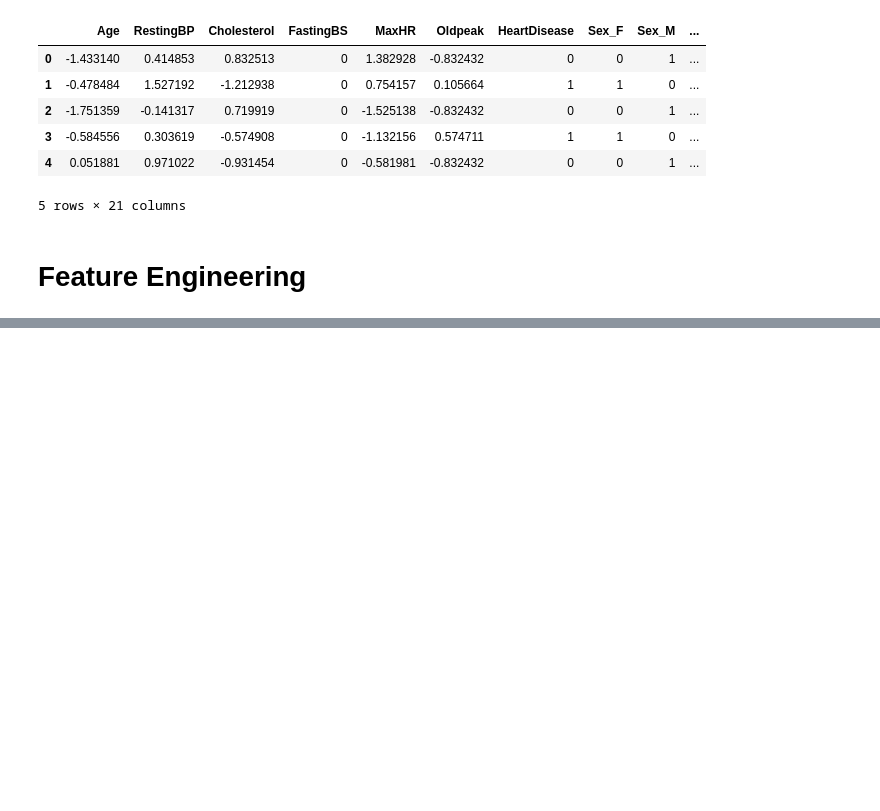
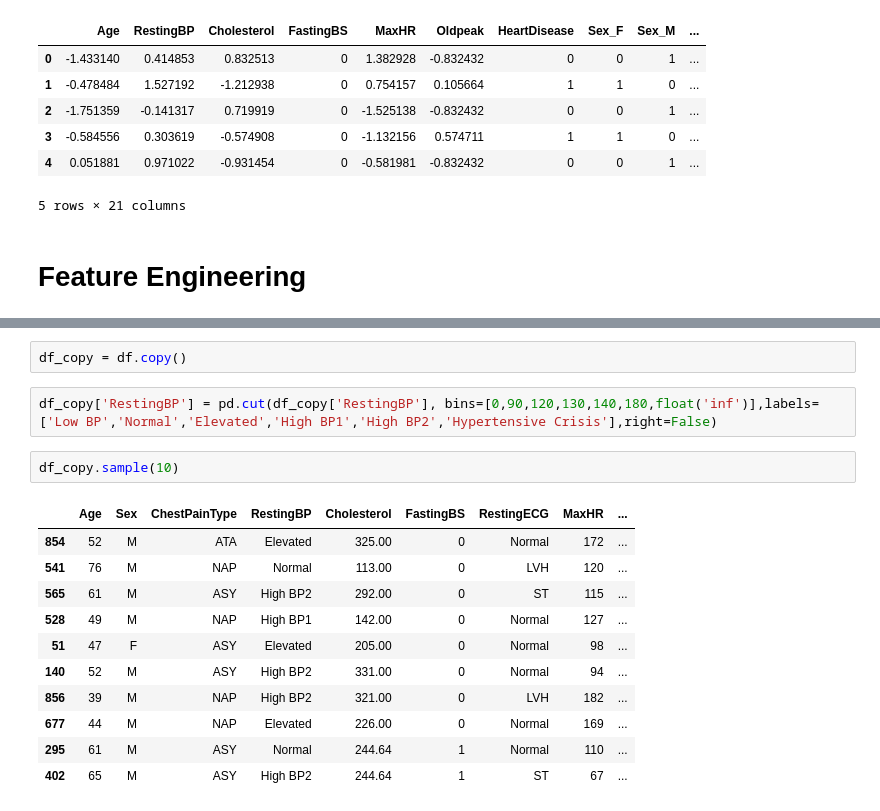
Before and after one commit to firdous10alam/Machine-Learning-Notebook, a Jupyter notebook: NoteBook/Heart.ipynb, the cells around one changed output, grey strips where cells are left out. Drawn from its saved outputs; the diff is of its cells as text; blank space fills up the shorter version.

```diff
--- a/NoteBook/Heart.ipynb
+++ b/NoteBook/Heart.ipynb
@@ -264,0 +286,18 @@ df_encode.head()
+# %%
+df_copy = df.copy()
+# %%
+df_copy['RestingBP'] = pd.cut(df_copy['RestingBP'], bins=[0,90,120,130,140,180,float('inf')],labels=['Low BP','Normal','Elevated','High BP1','High BP2','Hypertensive Crisis'],right=False)
+# %%
+df_copy.sample(10)
+# %% [output]
+|  | Age | Sex | ChestPainType | RestingBP | Cholesterol | FastingBS | RestingECG | MaxHR | ... |
+| 854 | 52 | M | ATA | Elevated | 325.00 | 0 | Normal | 172 | ... |
+| 541 | 76 | M | NAP | Normal | 113.00 | 0 | LVH | 120 | ... |
+| 565 | 61 | M | ASY | High BP2 | 292.00 | 0 | ST | 115 | ... |
+| 528 | 49 | M | NAP | High BP1 | 142.00 | 0 | Normal | 127 | ... |
+| 51 | 47 | F | ASY | Elevated | 205.00 | 0 | Normal | 98 | ... |
+| 140 | 52 | M | ASY | High BP2 | 331.00 | 0 | Normal | 94 | ... |
+| 856 | 39 | M | NAP | High BP2 | 321.00 | 0 | LVH | 182 | ... |
+| 677 | 44 | M | NAP | Elevated | 226.00 | 0 | Normal | 169 | ... |
+| 295 | 61 | M | ASY | Normal | 244.64 | 1 | Normal | 110 | ... |
+| 402 | 65 | M | ASY | High BP2 | 244.64 | 1 | ST | 67 | ... |
```
Also changed, not shown: parts of 16 cells of this notebook, 2 other files.
